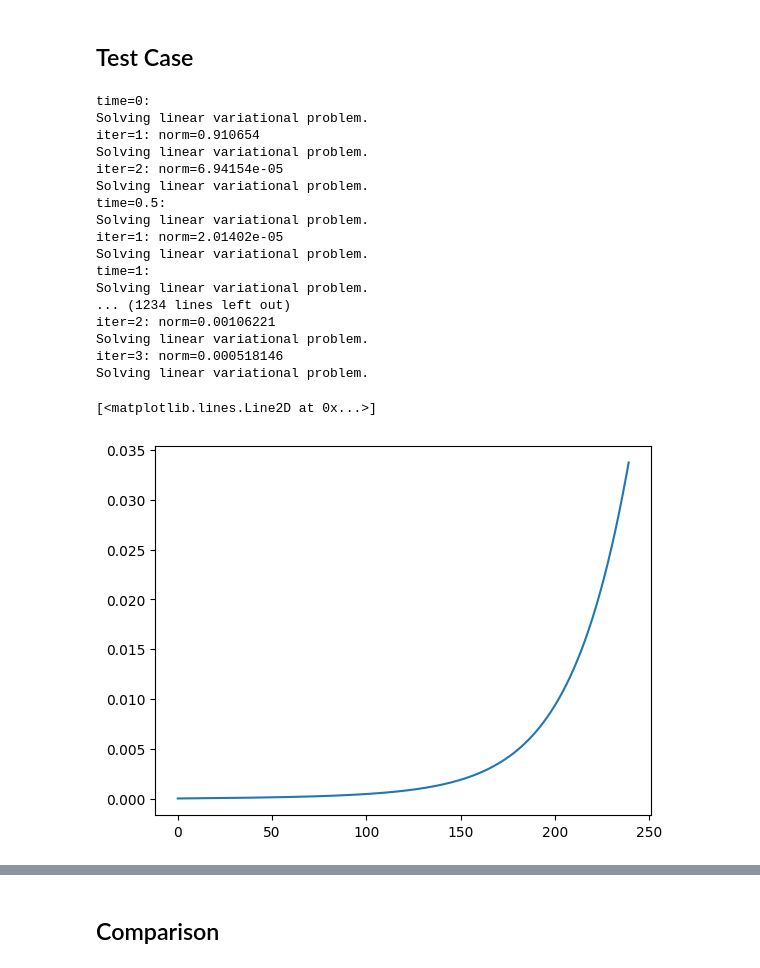
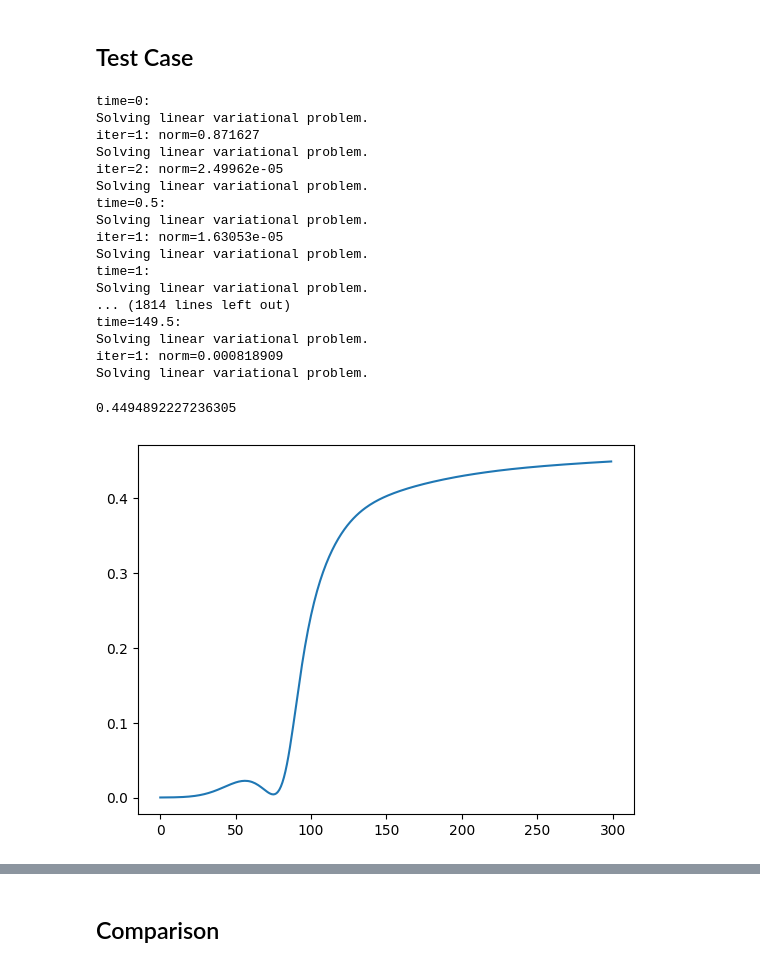
Before and after one commit to saragazzoni/Master_Thesis, a Jupyter notebook: Model2D/main.ipynb, the cells around one changed output, grey strips where cells are left out. Cells and saved outputs as stored; diff of their text form; code cells hidden in the pictures.

```diff
--- a/Model2D/main.ipynb
+++ b/Model2D/main.ipynb
@@ -22,7 +22,7 @@ V = FunctionSpace(mesh,"P",1)
 # %%
 m0 = 1e-3
 dt = 0.5
-T = 250
+T = 150
 save_interval = 10
 times = [] #[0,7/dt,14/dt,21/dt,28/dt]
 doses = [] #10*np.ones_like(times)
@@ -32,40 +32,44 @@ n0 = Expression("m0/(pow(2*pi,0.5)*sigma)*exp(-pow(x[2]-s0,2)/(2*sigma*sigma) -
 # n0 = Expression("m0/(pow(2*pi,0.5)*sigma)*exp(-pow(x[2]-s0,2)/(2*sigma*sigma))",m0 = m0,s0 = 0.5,sigma=sqrt(0.02),degree=2)
 n0 = interpolate(n0,V)
 c0 = interpolate(Constant(1.0), V)
-path_sol = "solutions/V1e5_sigma01_T250"
+path_sol = "solutions/V1.5e5_T150_ref20x20"
 
 solver = s2.Solver2D(mesh, V, n0, c0, dt, T, save_interval, times, doses, path_sol)
 n_vect,c_vect,mass,csc_mass,dc_mass,tdc_mass,phi_vect = solver.solve()
 # %% [output]
 time=0:
 Solving linear variational problem.
-iter=1: norm=0.910654
+iter=1: norm=0.871627
 Solving linear variational problem.
-iter=2: norm=6.94154e-05
+iter=2: norm=2.49962e-05
 Solving linear variational problem.
 time=0.5:
 Solving linear variational problem.
-iter=1: norm=2.01402e-05
+iter=1: norm=1.63053e-05
 Solving linear variational problem.
 time=1:
 Solving linear variational problem.
-... (1234 lines left out)
-iter=2: norm=0.00106221
+... (1814 lines left out)
+time=149.5:
 Solving linear variational problem.
-iter=3: norm=0.000518146
+iter=1: norm=0.000818909
 Solving linear variational problem.
 # %%
-path_sol = "solutions/V1e5_ref20_sigma01_T120"
+path_sol = "solutions/V3e5_T250_ref20x10"
 mass = np.load(path_sol + '/mass.npy')
 plt.plot(mass)
+print(mass[-1])
+# plt.xlim([400,500])
+# mass2 = np.load("solutions/V2*1e5_sigma01/mass.npy")
+# plt.plot(mass2)
 # path_sol2 = "solutions/prova_T100"
 # mass2 = np.load(path_sol2 + '/mass.npy')
 # plt.plot(mass2)
 
 # plt.xlim([0,40])
 # %% [output]
-[<matplotlib.lines.Line2D at 0x...>]
+0.4494892227236305
-[figure, old version]
+[figure, new version]
 # %%
 # oxygen level test case 1
 c = Function(V)
```
Also changed, not shown: parts of 2 cells of this notebook, 14 other files.
